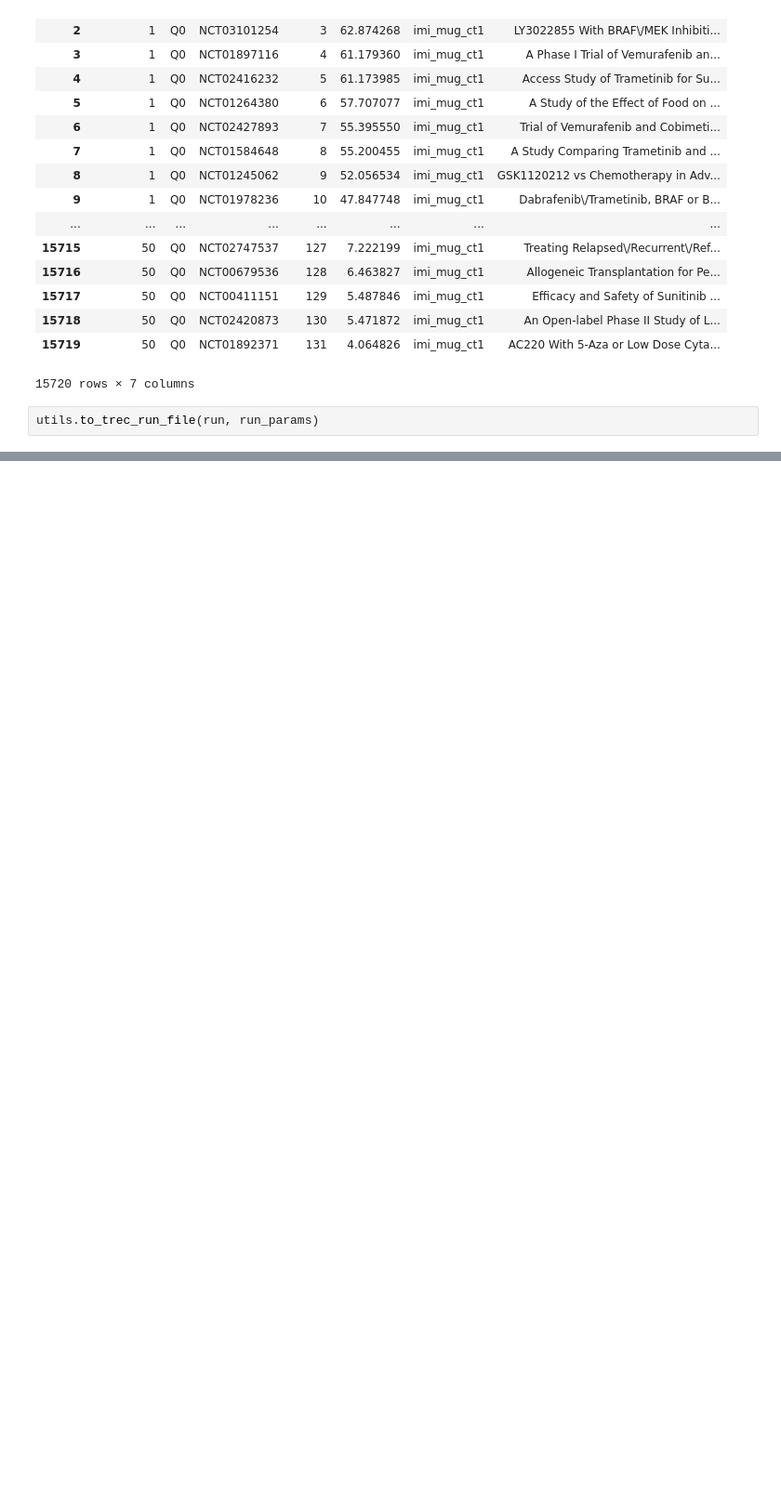
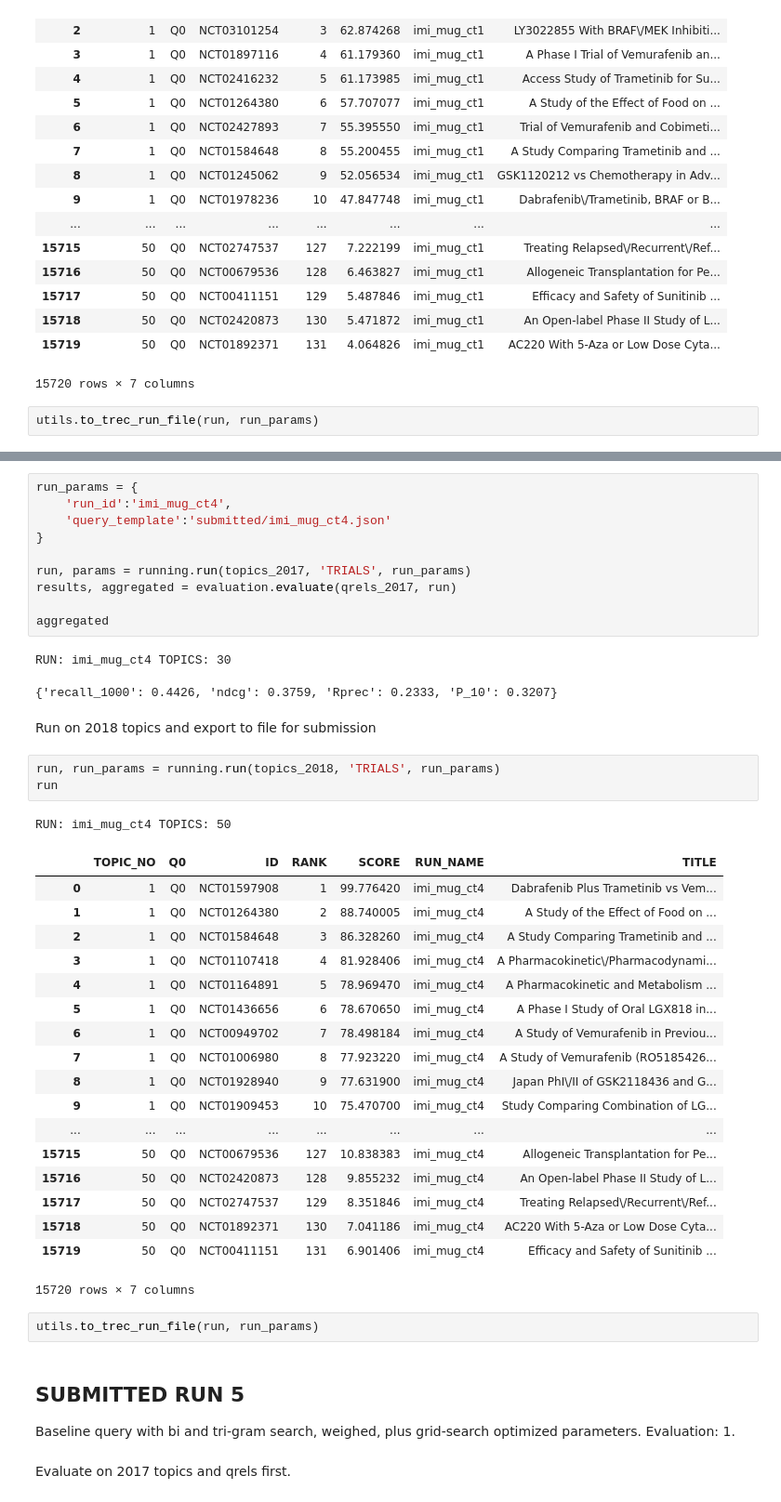
Before and after one commit to plopezgarcia/trec-2018-precision-medicine, a Jupyter notebook: python/trials/trials_submission.ipynb, the cells around one changed output, grey strips where cells are left out. Shown: that part at 93% size. Cells and saved outputs as stored; diff of their text form; blank space fills up the shorter version.

```diff
--- a/python/trials/trials_submission.ipynb
+++ b/python/trials/trials_submission.ipynb
@@ -104,0 +203,46 @@ utils.to_trec_run_file(run, run_params)
+# %%
+run_params = {
+    'run_id':'imi_mug_ct4',
+    'query_template':'submitted/imi_mug_ct4.json'
+}
+
+run, params = running.run(topics_2017, 'TRIALS', run_params)
+results, aggregated = evaluation.evaluate(qrels_2017, run)
+
+aggregated
+# %% [output]
+RUN: imi_mug_ct4 TOPICS: 30
+{'recall_1000': 0.4426, 'ndcg': 0.3759, 'Rprec': 0.2333, 'P_10': 0.3207}
+# %% [markdown]
+Run on 2018 topics and export to file for submission
+# %%
+run, run_params = running.run(topics_2018, 'TRIALS', run_params)
+run
+# %% [output]
+RUN: imi_mug_ct4 TOPICS: 50
+|  | TOPIC_NO | Q0 | ID | RANK | SCORE | RUN_NAME | TITLE |
+| 0 | 1 | Q0 | NCT01597908 | 1 | 99.776420 | imi_mug_ct4 | Dabrafenib Plus Trametinib vs Vem... |
+| 1 | 1 | Q0 | NCT01264380 | 2 | 88.740005 | imi_mug_ct4 | A Study of the Effect of Food on ... |
+| 2 | 1 | Q0 | NCT01584648 | 3 | 86.328260 | imi_mug_ct4 | A Study Comparing Trametinib and ... |
+| 3 | 1 | Q0 | NCT01107418 | 4 | 81.928406 | imi_mug_ct4 | A Pharmacokinetic\/Pharmacodynami... |
+| 4 | 1 | Q0 | NCT01164891 | 5 | 78.969470 | imi_mug_ct4 | A Pharmacokinetic and Metabolism ... |
+| 5 | 1 | Q0 | NCT01436656 | 6 | 78.670650 | imi_mug_ct4 | A Phase I Study of Oral LGX818 in... |
+| 6 | 1 | Q0 | NCT00949702 | 7 | 78.498184 | imi_mug_ct4 | A Study of Vemurafenib in Previou... |
+| 7 | 1 | Q0 | NCT01006980 | 8 | 77.923220 | imi_mug_ct4 | A Study of Vemurafenib (RO5185426... |
+| 8 | 1 | Q0 | NCT01928940 | 9 | 77.631900 | imi_mug_ct4 | Japan PhI\/II of GSK2118436 and G... |
+| 9 | 1 | Q0 | NCT01909453 | 10 | 75.470700 | imi_mug_ct4 | Study Comparing Combination of LG... |
+| ... | ... | ... | ... | ... | ... | ... | ... |
+| 15715 | 50 | Q0 | NCT00679536 | 127 | 10.838383 | imi_mug_ct4 | Allogeneic Transplantation for Pe... |
+| 15716 | 50 | Q0 | NCT02420873 | 128 | 9.855232 | imi_mug_ct4 | An Open-label Phase II Study of L... |
+| 15717 | 50 | Q0 | NCT02747537 | 129 | 8.351846 | imi_mug_ct4 | Treating Relapsed\/Recurrent\/Ref... |
+| 15718 | 50 | Q0 | NCT01892371 | 130 | 7.041186 | imi_mug_ct4 | AC220 With 5-Aza or Low Dose Cyta... |
+| 15719 | 50 | Q0 | NCT00411151 | 131 | 6.901406 | imi_mug_ct4 | Efficacy and Safety of Sunitinib ... |
+15720 rows × 7 columns
+# %%
+utils.to_trec_run_file(run, run_params)
+# %% [markdown]
+## SUBMITTED RUN 5
+
+Baseline query with bi and tri-gram search, weighed, plus grid-search optimized parameters. Evaluation: 1.
+# %% [markdown]
+Evaluate on 2017 topics and qrels first.
```
Also changed, not shown: parts of 19 cells of this notebook, 10 other files.
